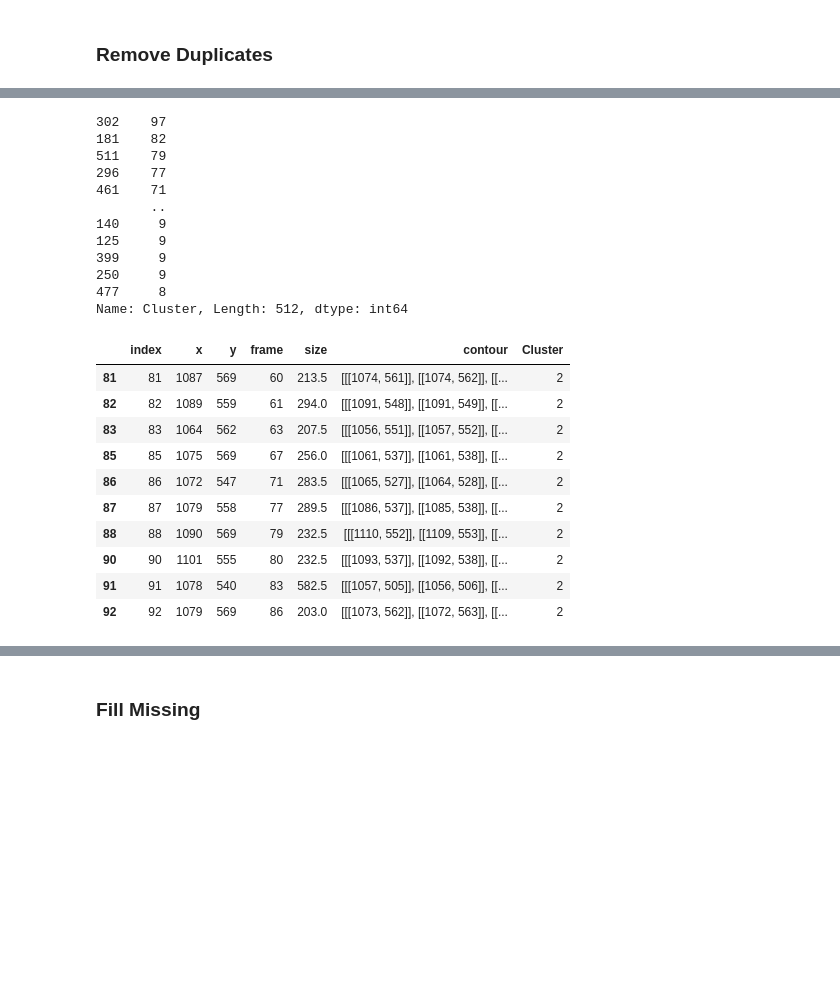
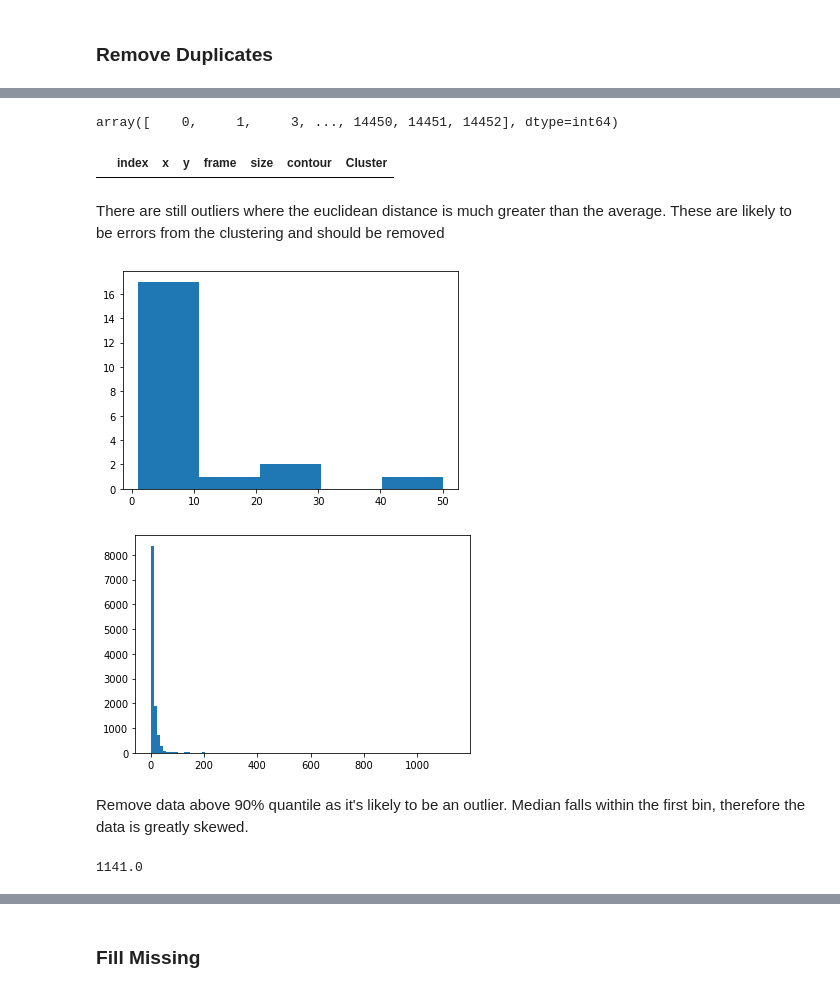
Before and after one commit to Jreece18/WaggleDanceTracker, a Jupyter notebook: TidyDataset.ipynb, the cells around one changed output, grey strips where cells are left out. Drawn from its saved outputs; the diff is of its cells as text; code cells hidden in the pictures; blank space fills up the shorter version.

```diff
--- a/TidyDataset.ipynb
+++ b/TidyDataset.ipynb
@@ -129,6 +113,7 @@ c = dup.index.values + 1 # Rows after duplicate
 # Concatenate removing duplicate indices
 idx = np.unique(np.concatenate((a, b, c)))
 
-df = waggle_df[waggle_df.index.isin(idx)]
+df = waggle_df[waggle_df.index.isin(idx)].reset_index().reset_index()
 df['Cluster'].value_counts()
+df.head(10)
 # %% [output]
@@ -159,22 +150,25 @@ df[df['Cluster']==2]
 # %%
-pts = df[['index', 'x','y','frame']].values
+# level_0 used for the below indexing, 'index' used for returning these values in df
+pts = df[['level_0', 'x','y', 'index', 'frame']].values
 
 #pts = pts[np.argsort(pts[:, -1], axis = 0)]    # to sort about last column if not sorted
 # Returns indices of duplicates
 same_pts = [np.argwhere(i[0] == pts[:, -1]) for i in np.array(np.unique(pts[:, -1], return_counts=True)).T if i[1]>=2]
-remove_row = []
+save_row = []
 for i in same_pts:
     dist = []
     pre = min(i)-1
-    post = max(i)+1
     for j in i:
-        # Euclidean distance from duplicate points and the point in the frame before and after
+        # Euclidean distance between the previous point and each duplicate point
         dist_pre = np.sqrt((pts[pre, 1]-pts[j, 1])**2 + (pts[pre, 2]-pts[j, 2])**2)
-        dist_post = np.sqrt((pts[post, 1]-pts[j, 1])**2 + (pts[post, 2]-pts[j, 2])**2)
-        dist.append(dist_pre + dist_post)
-    remove_row.append(i[np.argmax(dist)][0])
-# Returns pts with furthest duplicates removed
-final_pts = np.delete(pts, remove_row, axis = 0)
+        dist.append(dist_pre)
+    # Save level_0 of point with the shortest distance
+    save_row.append(i[np.argmin(dist)][0])
+# Return points of shortest distance based on index
+final_pts = pts[[save_row]]
 # %%
 # Concatenate final_pts index with non_duplicate index, removing unique values
-final_idx = np.unique(np.concatenate((non_dup.index.values, final_pts[:, 0])))
+final_idx = np.unique(np.concatenate((non_dup.index.values, final_pts[:, 3])))
+final_idx
+# %% [output]
+array([    0,     1,     3, ..., 14450, 14451, 14452], dtype=int64)
@@ -183,30 +174,0 @@ df = waggle_df[waggle_df['index'].isin(final_idx)]
-# %%
-df['Cluster'].value_counts()
-#df[df['Cluster']==229]
-# %% [output]
-302    97
-181    82
-511    79
-296    77
-461    71
-       ..
-140     9
-125     9
-399     9
-250     9
-477     8
-Name: Cluster, Length: 512, dtype: int64
-# %%
-df[df['Cluster']==2]
-# %% [output]
-|  | index | x | y | frame | size | contour | Cluster |
-| 81 | 81 | 1087 | 569 | 60 | 213.5 | [[[1074, 561]], [[1074, 562]], [[... | 2 |
-| 82 | 82 | 1089 | 559 | 61 | 294.0 | [[[1091, 548]], [[1091, 549]], [[... | 2 |
-| 83 | 83 | 1064 | 562 | 63 | 207.5 | [[[1056, 551]], [[1057, 552]], [[... | 2 |
-| 85 | 85 | 1075 | 569 | 67 | 256.0 | [[[1061, 537]], [[1061, 538]], [[... | 2 |
-| 86 | 86 | 1072 | 547 | 71 | 283.5 | [[[1065, 527]], [[1064, 528]], [[... | 2 |
-| 87 | 87 | 1079 | 558 | 77 | 289.5 | [[[1086, 537]], [[1085, 538]], [[... | 2 |
-| 88 | 88 | 1090 | 569 | 79 | 232.5 | [[[1110, 552]], [[1109, 553]], [[... | 2 |
-| 90 | 90 | 1101 | 555 | 80 | 232.5 | [[[1093, 537]], [[1092, 538]], [[... | 2 |
-| 91 | 91 | 1078 | 540 | 83 | 582.5 | [[[1057, 505]], [[1056, 506]], [[... | 2 |
-| 92 | 92 | 1079 | 569 | 86 | 203.0 | [[[1073, 562]], [[1072, 563]], [[... | 2 |
@@ -212,0 +179,14 @@ df[df['Cluster']==2]
+# %%
+# Check all duplicates removed
+dup = df[df.duplicated(subset=['frame', 'Cluster'], keep=False)]
+dup
+# %% [output]
+|  | index | x | y | frame | size | contour | Cluster |
+# %% [markdown]
+There are still outliers where the euclidean distance is much greater than the average. These are likely to be errors from the clustering and should be removed
+# %%
+clust = df[df['Cluster']==10]
+clust.loc[:, 'euclid'] = abs(df['x'] - df['x'].shift(1));
+plt.hist(clust.euclid, bins=5);
+# %% [output]
+[figure, added]
@@ -212,0 +199,10 @@ df[df['Cluster']==2]
+# %%
+plt.hist(df.euclid, bins=100);
+# %% [output]
+[figure, added]
+# %% [markdown]
+Remove data above 90% quantile as it's likely to be an outlier. Median falls within the first bin, therefore the data is greatly skewed.
+# %%
+df.euclid.max()
+# %% [output]
+1141.0
```
Also changed, not shown: parts of 14 cells of this notebook.
